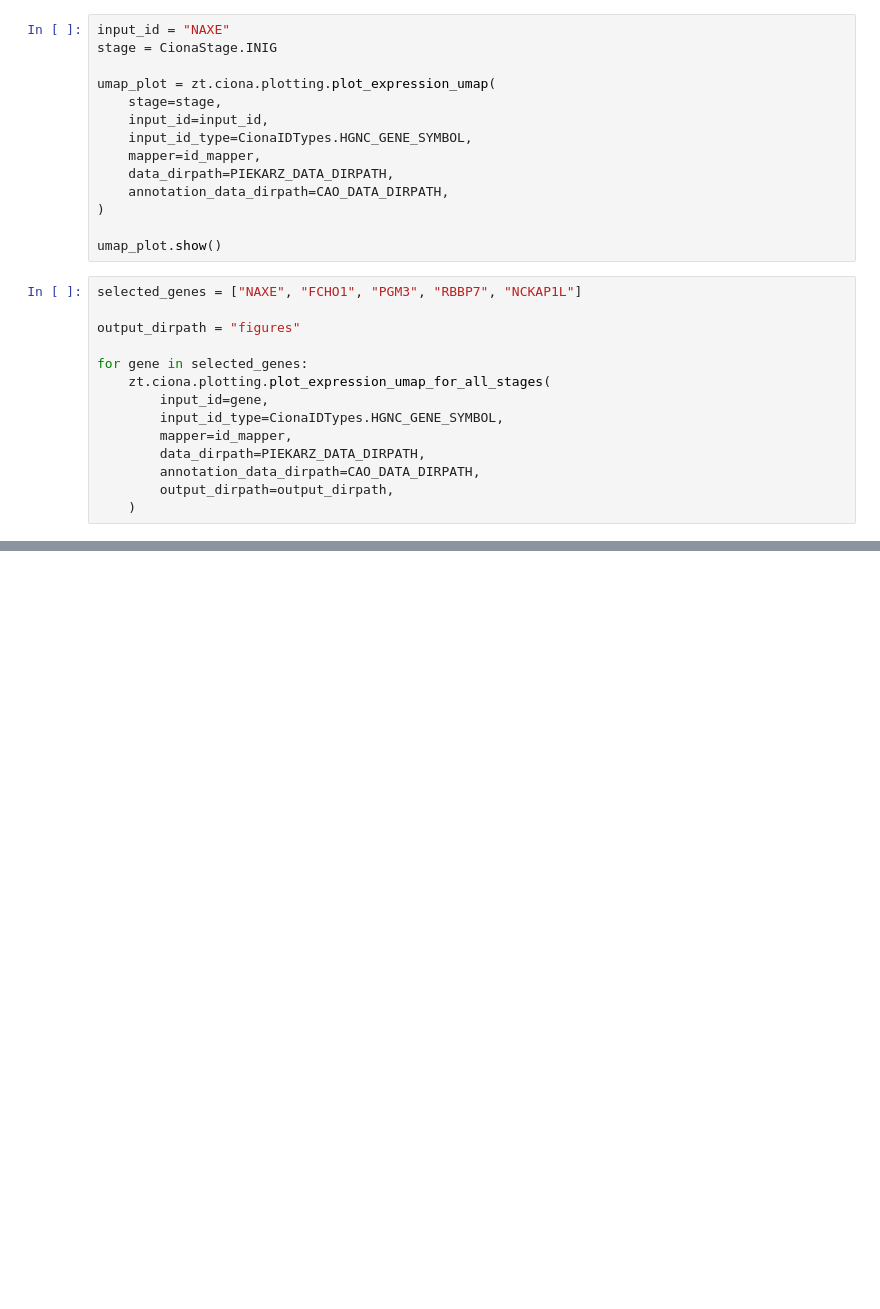
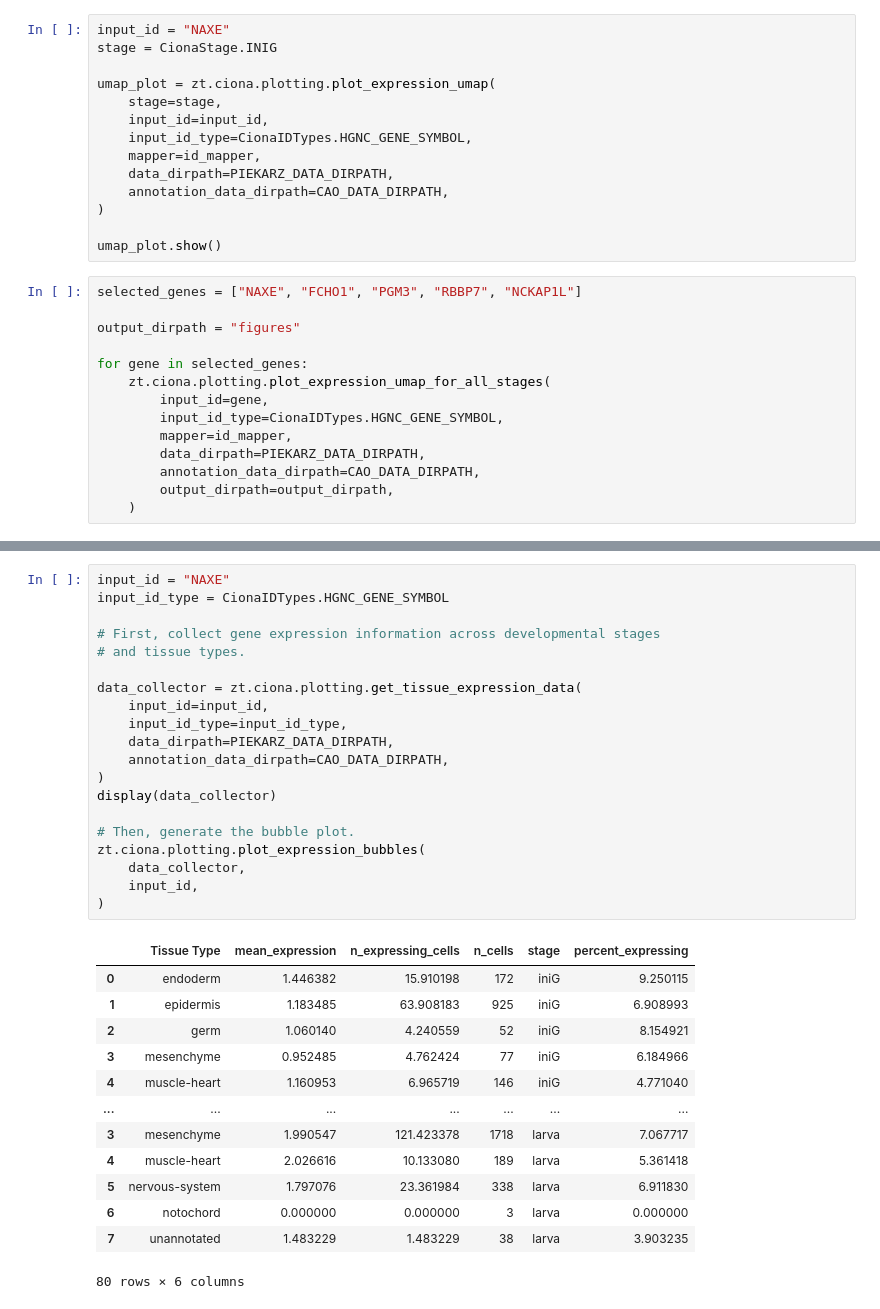
Before and after one commit to Arcadia-Science/2025-zoogle-experiments, a Jupyter notebook: notebooks/Ciona-intestinalis/6_ciona-scrnaseq-expression.ipynb, the cells around one changed output, grey strips where cells are left out. Drawn from its saved outputs; the diff is of its cells as text; blank space fills up the shorter version.

```diff
--- a/notebooks/Ciona-intestinalis/6_ciona-scrnaseq-expression.ipynb
+++ b/notebooks/Ciona-intestinalis/6_ciona-scrnaseq-expression.ipynb
@@ -133,0 +145,34 @@ for gene in selected_genes:
+# %%
+input_id = "NAXE"
+input_id_type = CionaIDTypes.HGNC_GENE_SYMBOL
+
+# First, collect gene expression information across developmental stages
+# and tissue types.
+
+data_collector = zt.ciona.plotting.get_tissue_expression_data(
+    input_id=input_id,
+    input_id_type=input_id_type,
+    data_dirpath=PIEKARZ_DATA_DIRPATH,
+    annotation_data_dirpath=CAO_DATA_DIRPATH,
+)
+display(data_collector)
+
+# Then, generate the bubble plot.
+zt.ciona.plotting.plot_expression_bubbles(
+    data_collector,
+    input_id,
+)
+# %% [output]
+|  | Tissue Type | mean_expression | n_expressing_cells | n_cells | stage | percent_expressing |
+| 0 | endoderm | 1.446382 | 15.910198 | 172 | iniG | 9.250115 |
+| 1 | epidermis | 1.183485 | 63.908183 | 925 | iniG | 6.908993 |
+| 2 | germ | 1.060140 | 4.240559 | 52 | iniG | 8.154921 |
+| 3 | mesenchyme | 0.952485 | 4.762424 | 77 | iniG | 6.184966 |
+| 4 | muscle-heart | 1.160953 | 6.965719 | 146 | iniG | 4.771040 |
+| ... | ... | ... | ... | ... | ... | ... |
+| 3 | mesenchyme | 1.990547 | 121.423378 | 1718 | larva | 7.067717 |
+| 4 | muscle-heart | 2.026616 | 10.133080 | 189 | larva | 5.361418 |
+| 5 | nervous-system | 1.797076 | 23.361984 | 338 | larva | 6.911830 |
+| 6 | notochord | 0.000000 | 0.000000 | 3 | larva | 0.000000 |
+| 7 | unannotated | 1.483229 | 1.483229 | 38 | larva | 3.903235 |
+80 rows × 6 columns
```
Also changed, not shown: parts of 8 cells of this notebook, 3 other files.
